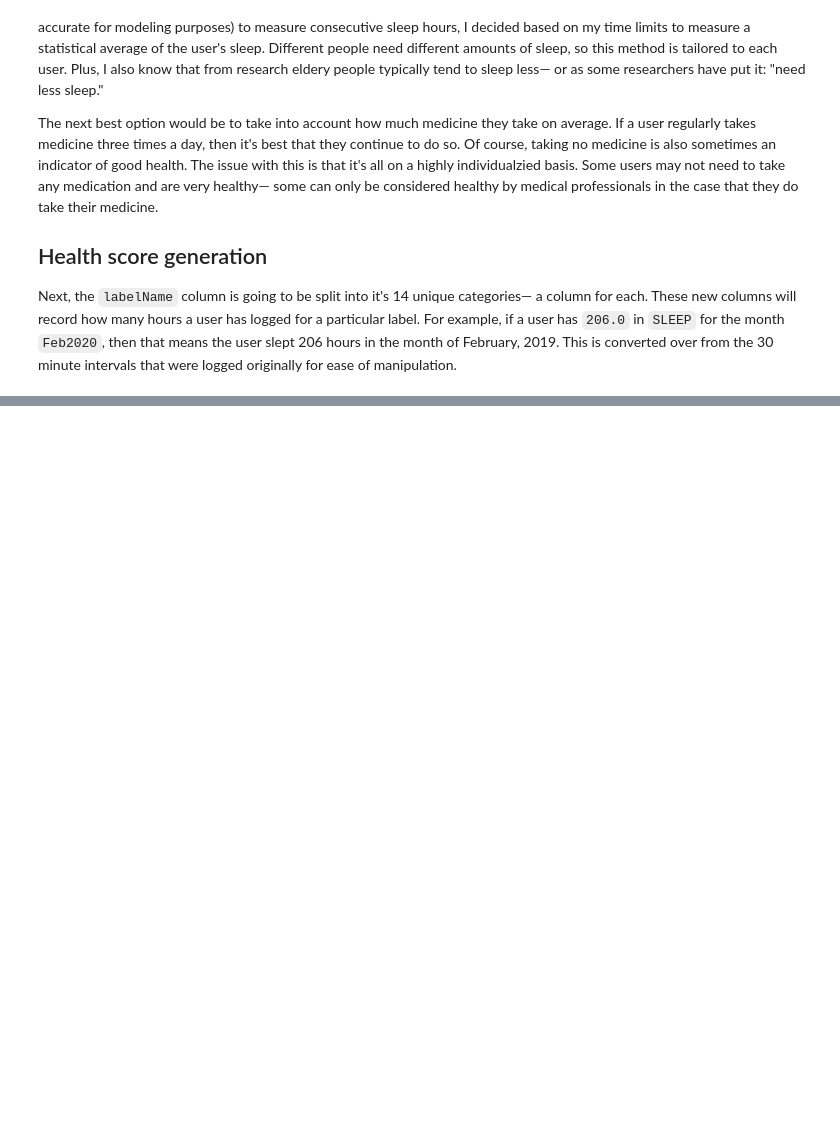
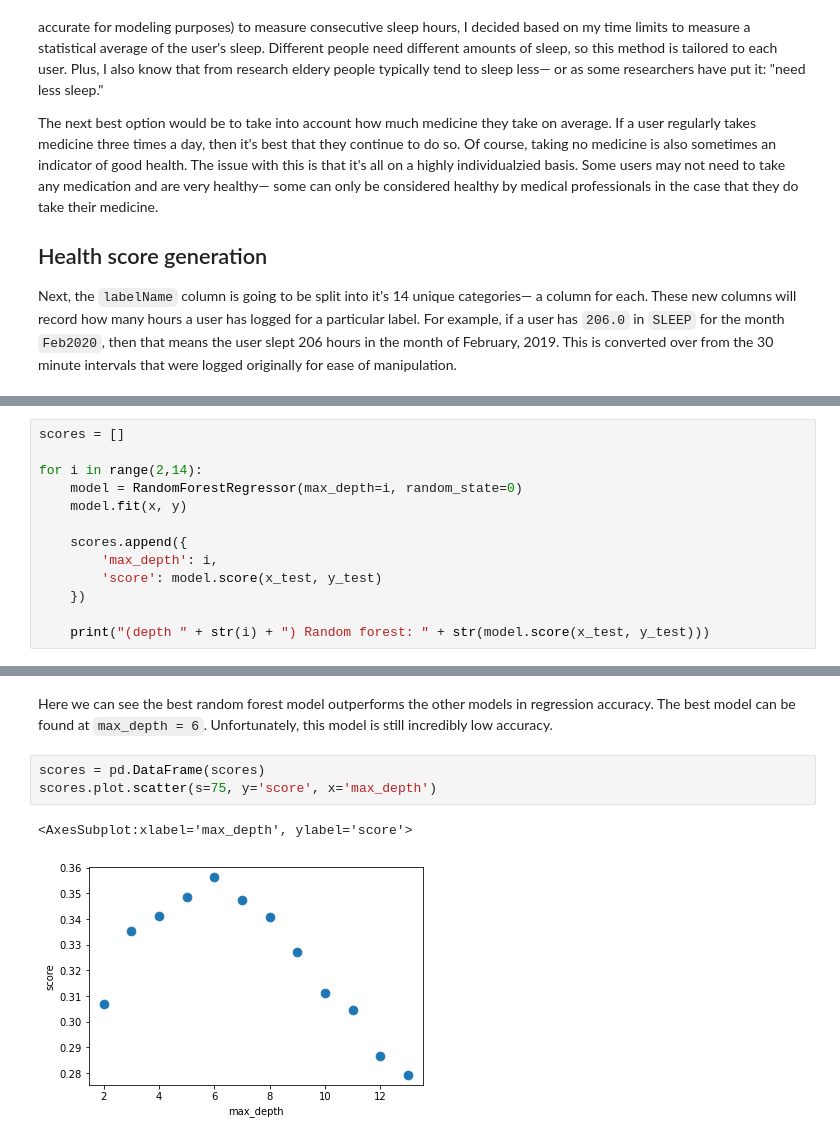
Before and after one commit to tsainez/lifelogging, a Jupyter notebook: life_pattern_report.ipynb, the cells around one changed output, grey strips where cells are left out. Saved outputs shown, nothing was run; the diff lists cells and outputs as text; blank space fills up the shorter version.

```diff
--- a/life_pattern_report.ipynb
+++ b/life_pattern_report.ipynb
@@ -217,0 +656,13 @@ sample['healthScore'] = sample.apply(lambda row: healthScore(row, averages), axi
+# %%
+scores = []
+
+for i in range(2,14):
+    model = RandomForestRegressor(max_depth=i, random_state=0)
+    model.fit(x, y)
+
+    scores.append({
+        'max_depth': i,
+        'score': model.score(x_test, y_test)
+    })
+
+    print("(depth " + str(i) + ") Random forest: " + str(model.score(x_test, y_test)))
@@ -217,0 +682,8 @@ sample['healthScore'] = sample.apply(lambda row: healthScore(row, averages), axi
+# %% [markdown]
+Here we can see the best random forest model outperforms the other models in regression accuracy. The best model can be found at `max_depth = 6`. Unfortunately, this model is still incredibly low accuracy.
+# %%
+scores = pd.DataFrame(scores)
+scores.plot.scatter(s=75, y='score', x='max_depth')
+# %% [output]
+<AxesSubplot:xlabel='max_depth', ylabel='score'>
+[figure, added]
```
Also changed, not shown: parts of 57 cells of this notebook.
